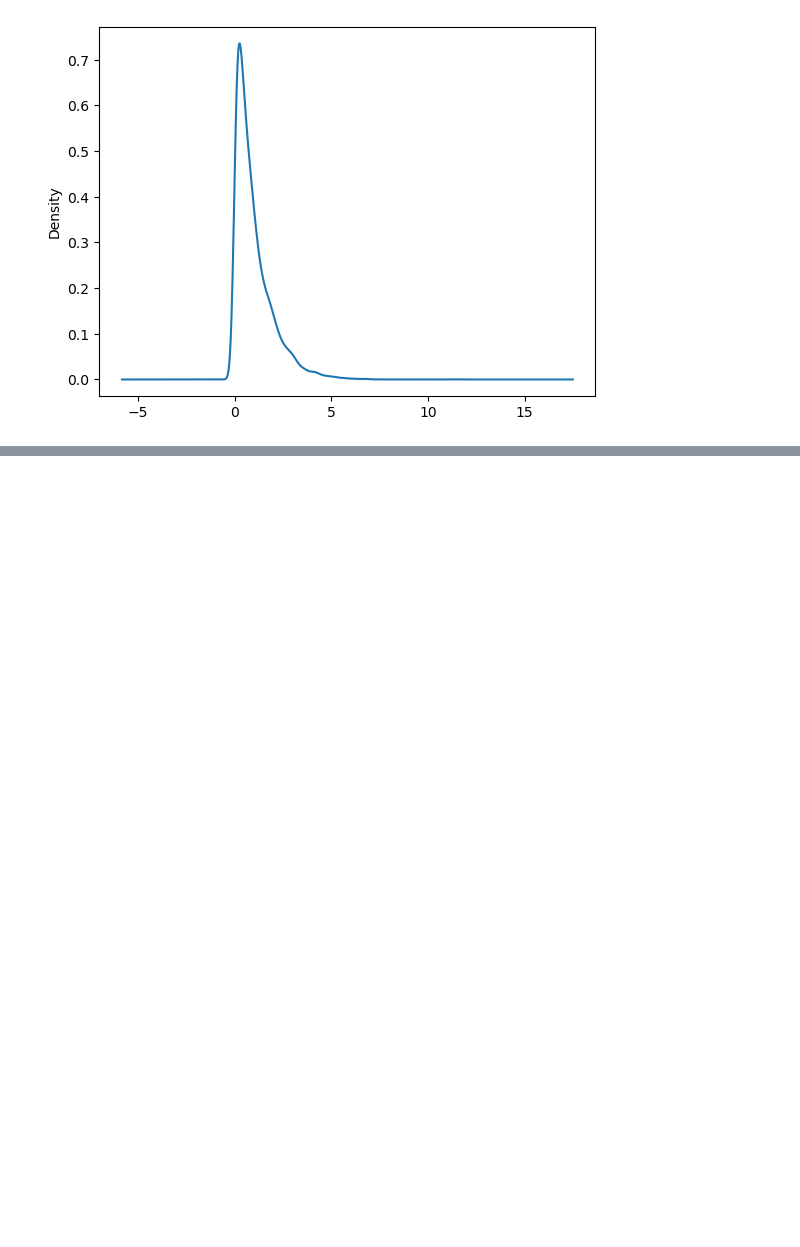
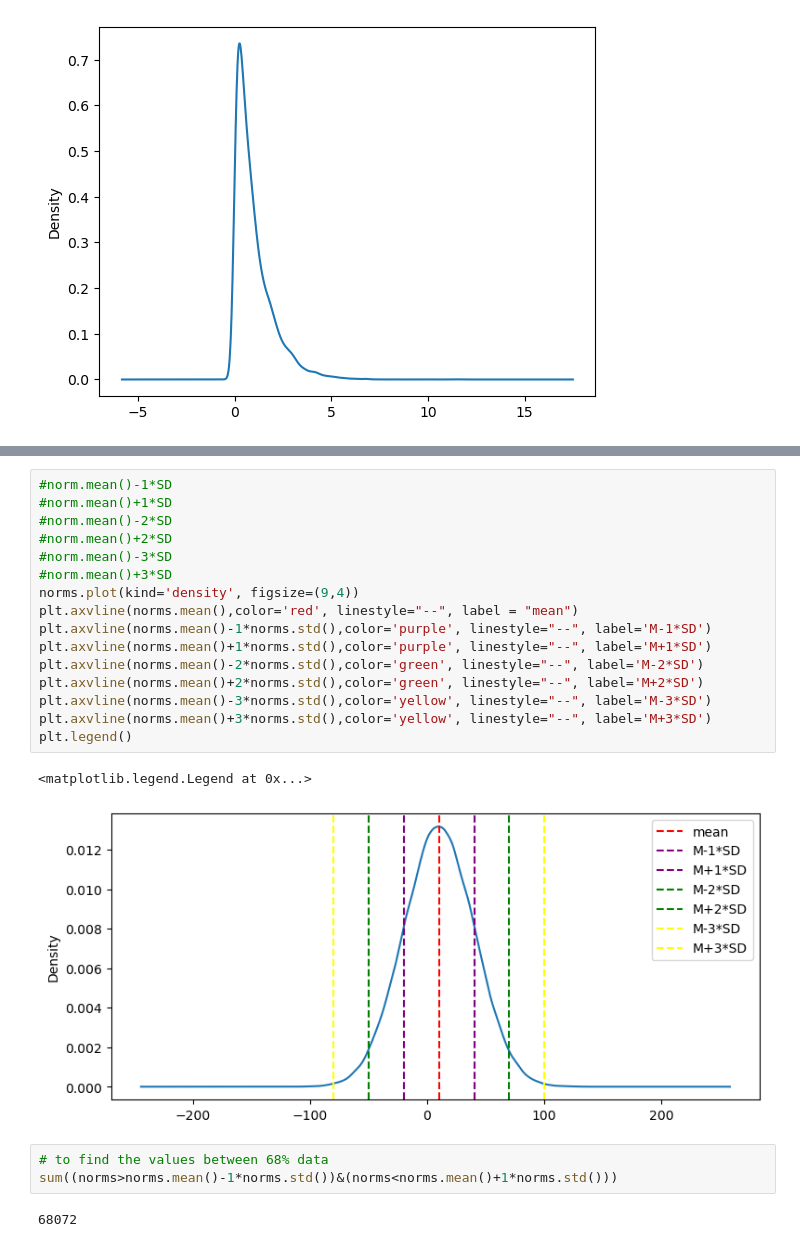
Before and after one commit to Shivamg27071999/Statistics, a Jupyter notebook: Continous Distribution.ipynb, the cells around one changed output, grey strips where cells are left out. Saved outputs shown, nothing was run; the diff lists cells and outputs as text; blank space fills up the shorter version.

```diff
--- a/Continous Distribution.ipynb
+++ b/Continous Distribution.ipynb
@@ -143,0 +232,24 @@ pd.Series(st.expon.rvs(scale=1, size=10000)).plot(kind="hist")
+# %%
+#norm.mean()-1*SD
+#norm.mean()+1*SD
+#norm.mean()-2*SD
+#norm.mean()+2*SD
+#norm.mean()-3*SD
+#norm.mean()+3*SD
+norms.plot(kind='density', figsize=(9,4))
+plt.axvline(norms.mean(),color='red', linestyle="--", label = "mean")
+plt.axvline(norms.mean()-1*norms.std(),color='purple', linestyle="--", label='M-1*SD')
+plt.axvline(norms.mean()+1*norms.std(),color='purple', linestyle="--", label='M+1*SD')
+plt.axvline(norms.mean()-2*norms.std(),color='green', linestyle="--", label='M-2*SD')
+plt.axvline(norms.mean()+2*norms.std(),color='green', linestyle="--", label='M+2*SD')
+plt.axvline(norms.mean()-3*norms.std(),color='yellow', linestyle="--", label='M-3*SD')
+plt.axvline(norms.mean()+3*norms.std(),color='yellow', linestyle="--", label='M+3*SD')
+plt.legend()
+# %% [output]
+<matplotlib.legend.Legend at 0x...>
+[figure, added]
+# %%
+# to find the values between 68% data
+sum((norms>norms.mean()-1*norms.std())&(norms<norms.mean()+1*norms.std()))
+# %% [output]
+68072
```
Also changed, not shown: parts of 29 cells of this notebook.
